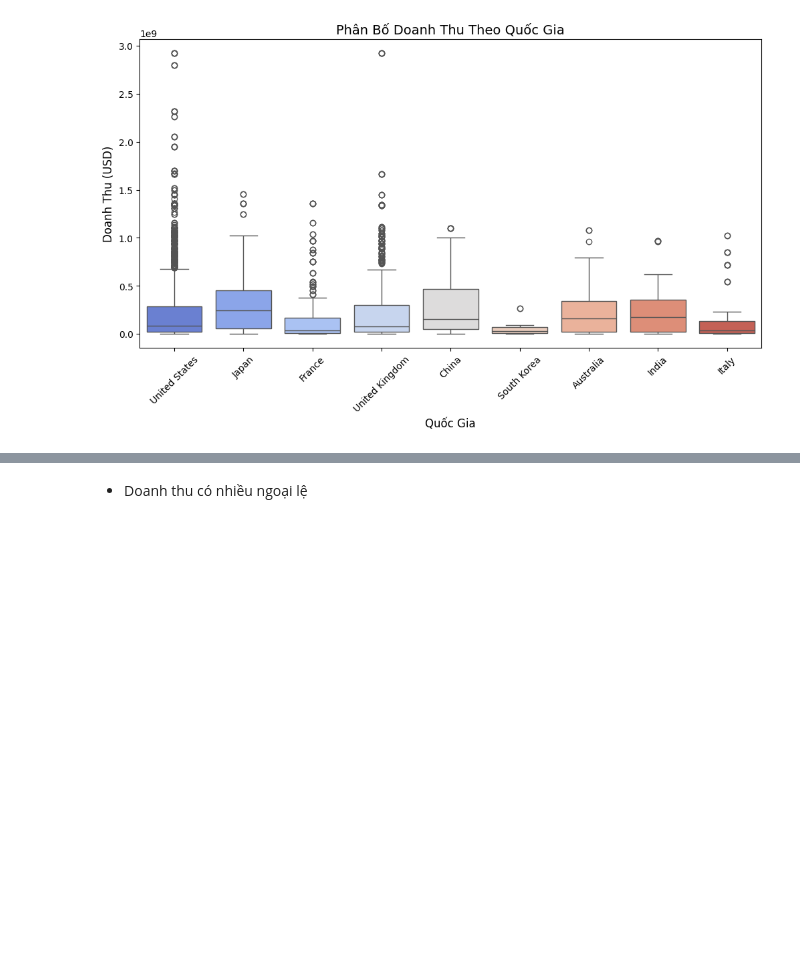
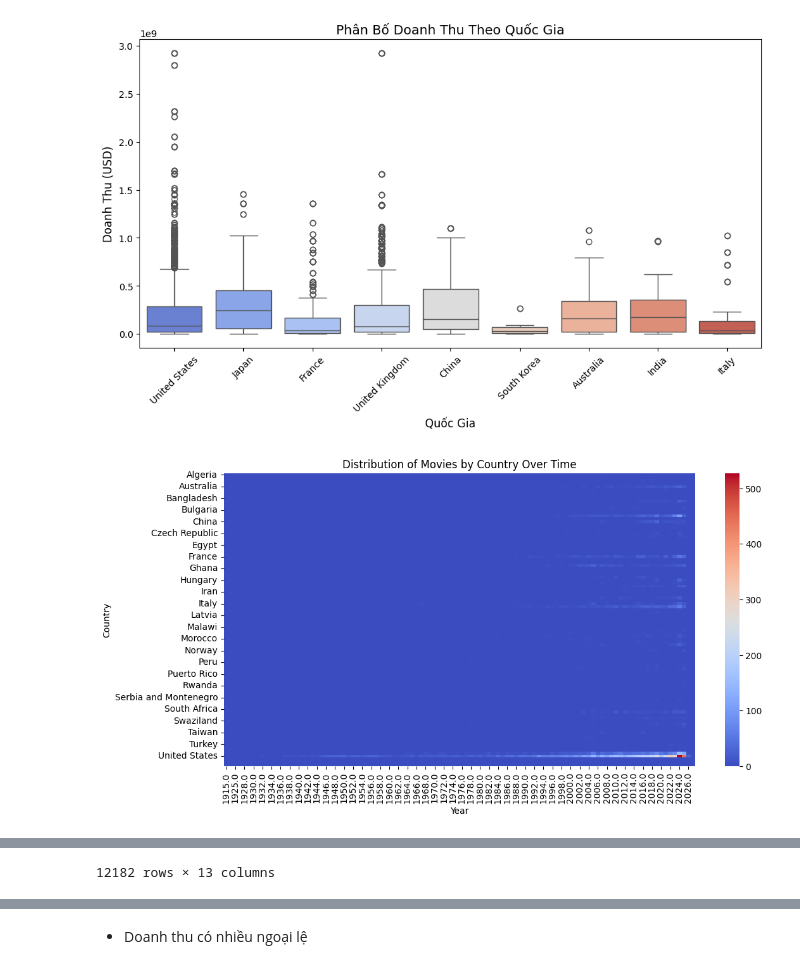
Before and after one commit to phuocnguyen2412/movie-analyst, a Jupyter notebook: Analyze_data_3.ipynb, the cells around one changed output, grey strips where cells are left out. Saved outputs shown, nothing was run; the diff lists cells and outputs as text; code cells hidden in the pictures; blank space fills up the shorter version.

```diff
--- a/Analyze_data_3.ipynb
+++ b/Analyze_data_3.ipynb
@@ -316,3 +316,15 @@ Passing `palette` without assigning `hue` is deprecated and will be removed in v
 
   sns.boxplot(x="countries", y="gross", data=filtered_df, palette="coolwarm")
 [figure]
+# %%
+df_time_country = df.groupby(["release_date", "countries"]).size().unstack(fill_value=0)
+
+plt.figure(figsize=(12, 6))
+sns.heatmap(df_time_country.T, cmap="coolwarm", cbar=True)
+plt.xlabel("Year")
+plt.ylabel("Country")
+plt.title("Distribution of Movies by Country Over Time")
+plt.show()
+df
+# %% [output]
+[figure, added]
@@ -318,0 +343 @@ Passing `palette` without assigning `hue` is deprecated and will be removed in v
+12182 rows × 13 columns
```
Also changed, not shown: parts of 9 cells of this notebook, 2 other files.
